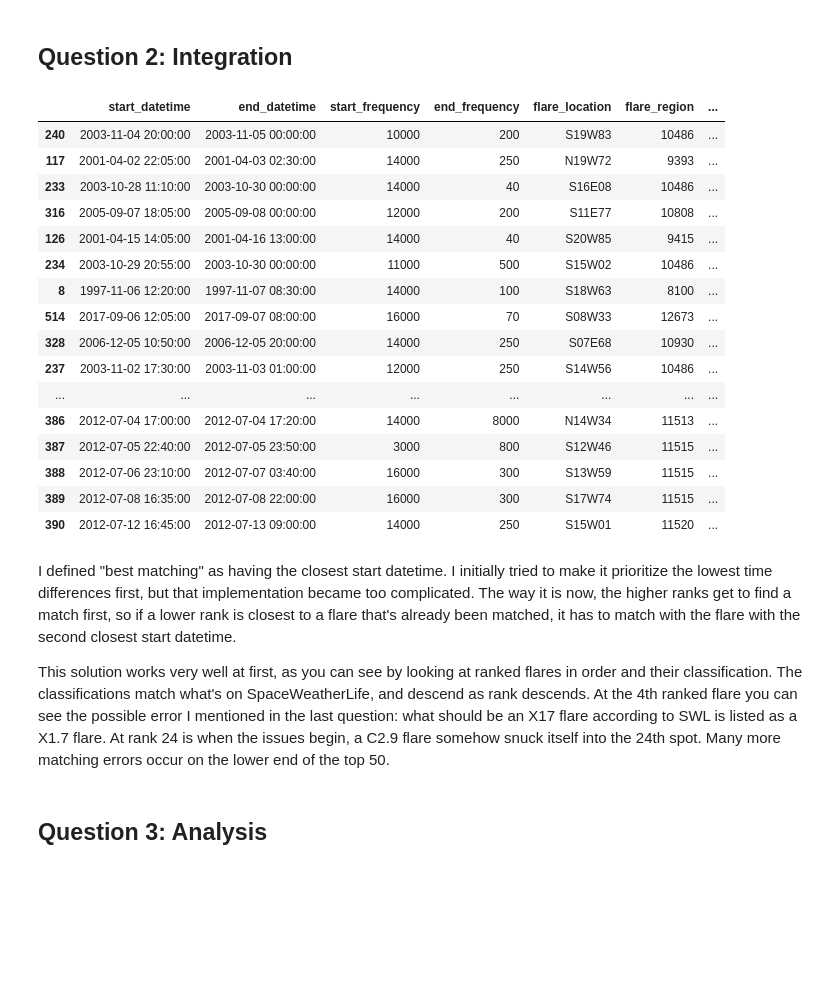
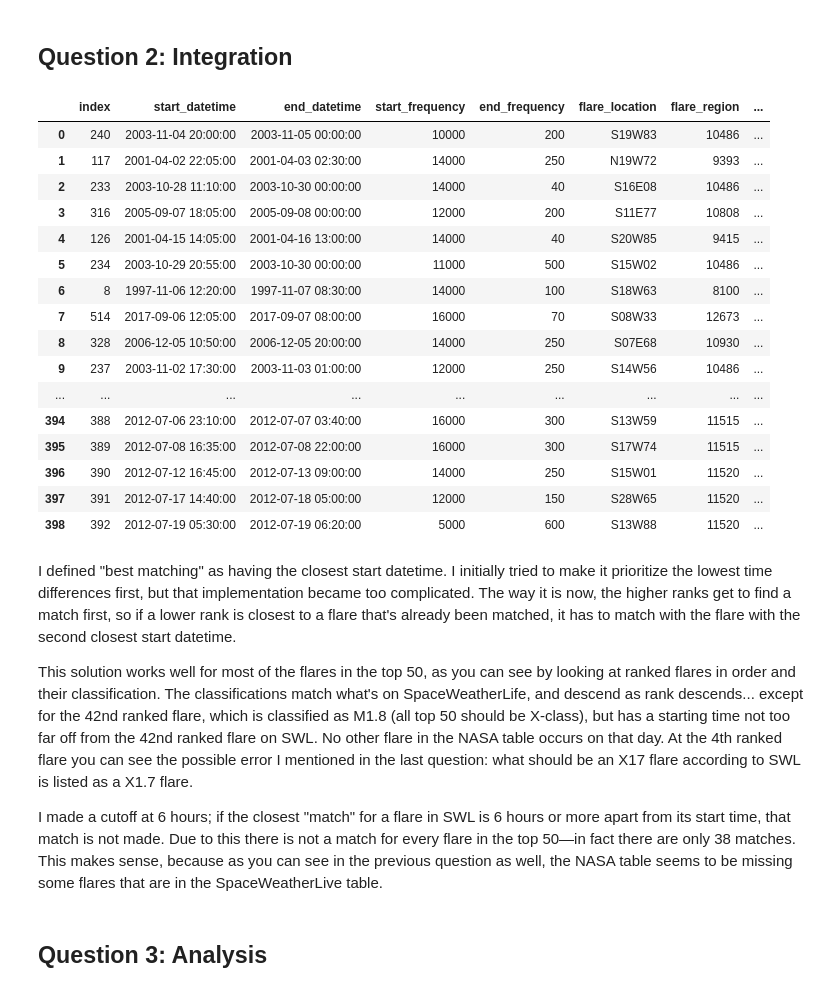
Before and after one commit to jpdevito/cmsc320, a Jupyter notebook: Project 1.ipynb, the cells around one changed output. Saved outputs shown, nothing was run; the diff lists cells and outputs as text; code cells hidden in the pictures; blank space fills up the shorter version.

Commit message:
added 6 hour cutoff part 3 q2

```diff
--- a/Project 1.ipynb
+++ b/Project 1.ipynb
@@ -93,7 +93,11 @@ df1
 for i, row in df1.iterrows():
     df1.at[i, 'start_time'] = pd.to_datetime(row.at['date'] + " " + row.at['start_time'])
     df1.at[i, 'max_time'] = pd.to_datetime(row.at['date'] + " " + row.at['max_time'])
+    if df1.at[i, 'max_time'] < df1.at[i, 'start_time']: # if flare max after midnight, add a day
+        df1.at[i, 'max_time'] += pd.Timedelta(days=1)
     df1.at[i, 'end_time'] = pd.to_datetime(row.at['date'] + " " + row.at['end_time'])
+    if df1.at[i, 'end_time'] < df1.at[i, 'start_time']: # if end after midnight, add a day
+        df1.at[i, 'end_time'] += pd.Timedelta(days=1)
 
 df1 = df1.drop(columns='date')
 
@@ -408,34 +412,37 @@ for i1, row1 in df1.iterrows():
     lowest_i = 0
     for i2, row2 in df2.iterrows():
         current = abs(row1.at['start_datetime'] - row2.at['start_datetime']).total_seconds()
-        rank = df2.at[i2, 'rank'] # rank already associated with row
+        rank = df2.at[i2, 'rank'] # rank that's already associated with row
         if rank != rank and current < lowest: # set lowest if lowest timedelta row's rank is NaN
             lowest = current
             lowest_i = i2
-    df2.at[lowest_i, 'rank'] = row1.at['rank']
+    if lowest < 21600: # must be less than 6 hours apart
+        df2.at[lowest_i, 'rank'] = row1.at['rank']
 # %%
-df2.sort_values(by='rank')
+df2.sort_values(by='rank').reset_index()
 # %% [output]
-|  | start_datetime | end_datetime | start_frequency | end_frequency | flare_location | flare_region | ... |
-| 240 | 2003-11-04 20:00:00 | 2003-11-05 00:00:00 | 10000 | 200 | S19W83 | 10486 | ... |
-| 117 | 2001-04-02 22:05:00 | 2001-04-03 02:30:00 | 14000 | 250 | N19W72 | 9393 | ... |
-| 233 | 2003-10-28 11:10:00 | 2003-10-30 00:00:00 | 14000 | 40 | S16E08 | 10486 | ... |
-| 316 | 2005-09-07 18:05:00 | 2005-09-08 00:00:00 | 12000 | 200 | S11E77 | 10808 | ... |
-| 126 | 2001-04-15 14:05:00 | 2001-04-16 13:00:00 | 14000 | 40 | S20W85 | 9415 | ... |
-| 234 | 2003-10-29 20:55:00 | 2003-10-30 00:00:00 | 11000 | 500 | S15W02 | 10486 | ... |
-| 8 | 1997-11-06 12:20:00 | 1997-11-07 08:30:00 | 14000 | 100 | S18W63 | 8100 | ... |
-| 514 | 2017-09-06 12:05:00 | 2017-09-07 08:00:00 | 16000 | 70 | S08W33 | 12673 | ... |
-| 328 | 2006-12-05 10:50:00 | 2006-12-05 20:00:00 | 14000 | 250 | S07E68 | 10930 | ... |
-| 237 | 2003-11-02 17:30:00 | 2003-11-03 01:00:00 | 12000 | 250 | S14W56 | 10486 | ... |
-| ... | ... | ... | ... | ... | ... | ... | ... |
-| 386 | 2012-07-04 17:00:00 | 2012-07-04 17:20:00 | 14000 | 8000 | N14W34 | 11513 | ... |
-| 387 | 2012-07-05 22:40:00 | 2012-07-05 23:50:00 | 3000 | 800 | S12W46 | 11515 | ... |
-| 388 | 2012-07-06 23:10:00 | 2012-07-07 03:40:00 | 16000 | 300 | S13W59 | 11515 | ... |
-| 389 | 2012-07-08 16:35:00 | 2012-07-08 22:00:00 | 16000 | 300 | S17W74 | 11515 | ... |
-| 390 | 2012-07-12 16:45:00 | 2012-07-13 09:00:00 | 14000 | 250 | S15W01 | 11520 | ... |
+|  | index | start_datetime | end_datetime | start_frequency | end_frequency | flare_location | flare_region | ... |
+| 0 | 240 | 2003-11-04 20:00:00 | 2003-11-05 00:00:00 | 10000 | 200 | S19W83 | 10486 | ... |
+| 1 | 117 | 2001-04-02 22:05:00 | 2001-04-03 02:30:00 | 14000 | 250 | N19W72 | 9393 | ... |
+| 2 | 233 | 2003-10-28 11:10:00 | 2003-10-30 00:00:00 | 14000 | 40 | S16E08 | 10486 | ... |
+| 3 | 316 | 2005-09-07 18:05:00 | 2005-09-08 00:00:00 | 12000 | 200 | S11E77 | 10808 | ... |
+| 4 | 126 | 2001-04-15 14:05:00 | 2001-04-16 13:00:00 | 14000 | 40 | S20W85 | 9415 | ... |
+| 5 | 234 | 2003-10-29 20:55:00 | 2003-10-30 00:00:00 | 11000 | 500 | S15W02 | 10486 | ... |
+| 6 | 8 | 1997-11-06 12:20:00 | 1997-11-07 08:30:00 | 14000 | 100 | S18W63 | 8100 | ... |
+| 7 | 514 | 2017-09-06 12:05:00 | 2017-09-07 08:00:00 | 16000 | 70 | S08W33 | 12673 | ... |
+| 8 | 328 | 2006-12-05 10:50:00 | 2006-12-05 20:00:00 | 14000 | 250 | S07E68 | 10930 | ... |
+| 9 | 237 | 2003-11-02 17:30:00 | 2003-11-03 01:00:00 | 12000 | 250 | S14W56 | 10486 | ... |
+| ... | ... | ... | ... | ... | ... | ... | ... | ... |
+| 394 | 388 | 2012-07-06 23:10:00 | 2012-07-07 03:40:00 | 16000 | 300 | S13W59 | 11515 | ... |
+| 395 | 389 | 2012-07-08 16:35:00 | 2012-07-08 22:00:00 | 16000 | 300 | S17W74 | 11515 | ... |
+| 396 | 390 | 2012-07-12 16:45:00 | 2012-07-13 09:00:00 | 14000 | 250 | S15W01 | 11520 | ... |
+| 397 | 391 | 2012-07-17 14:40:00 | 2012-07-18 05:00:00 | 12000 | 150 | S28W65 | 11520 | ... |
+| 398 | 392 | 2012-07-19 05:30:00 | 2012-07-19 06:20:00 | 5000 | 600 | S13W88 | 11520 | ... |
 # %% [markdown]
 I defined "best matching" as having the closest start datetime. I initially tried to make it prioritize the lowest time differences first, but that implementation became too complicated. The way it is now, the higher ranks get to find a match first, so if a lower rank is closest to a flare that's already been matched, it has to match with the flare with the second closest start datetime.
 
-This solution works very well at first, as you can see by looking at ranked flares in order and their classification. The classifications match what's on SpaceWeatherLife, and descend as rank descends. At the 4th ranked flare you can see the possible error I mentioned in the last question: what should be an X17 flare according to SWL is listed as a X1.7 flare. At rank 24 is when the issues begin, a C2.9 flare somehow snuck itself into the 24th spot. Many more matching errors occur on the lower end of the top 50.
+This solution works well for most of the flares in the top 50, as you can see by looking at ranked flares in order and their classification. The classifications match what's on SpaceWeatherLife, and descend as rank descends... except for the 42nd ranked flare, which is classified as M1.8 (all top 50 should be X-class), but has a starting time not too far off from the 42nd ranked flare on SWL. No other flare in the NASA table occurs on that day. At the 4th ranked flare you can see the possible error I mentioned in the last question: what should be an X17 flare according to SWL is listed as a X1.7 flare.
+
+I made a cutoff at 6 hours; if the closest "match" for a flare in SWL is 6 hours or more apart from its start time, that match is not made. Due to this there is not a match for every flare in the top 50—in fact there are only 38 matches. This makes sense, because as you can see in the previous question as well, the NASA table seems to be missing some flares that are in the SpaceWeatherLive table.
 # %% [markdown]
 ## Question 3: Analysis
```
